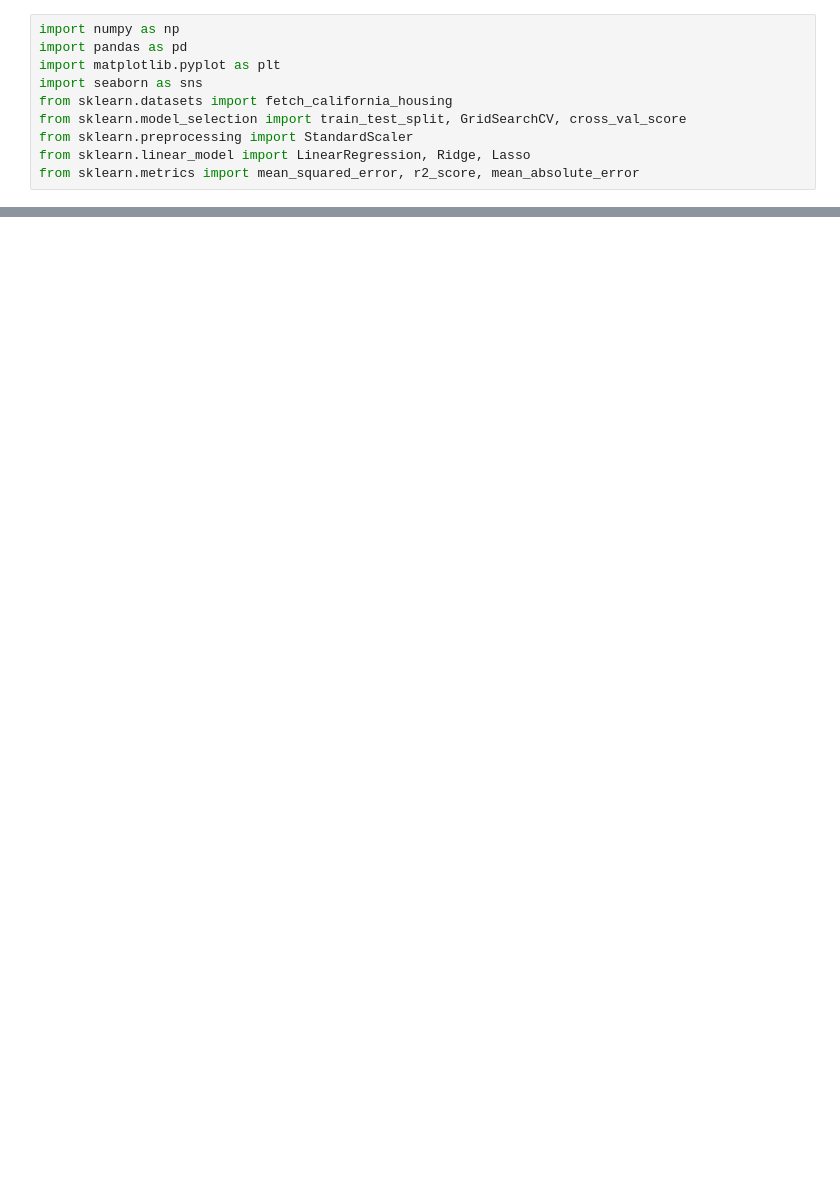
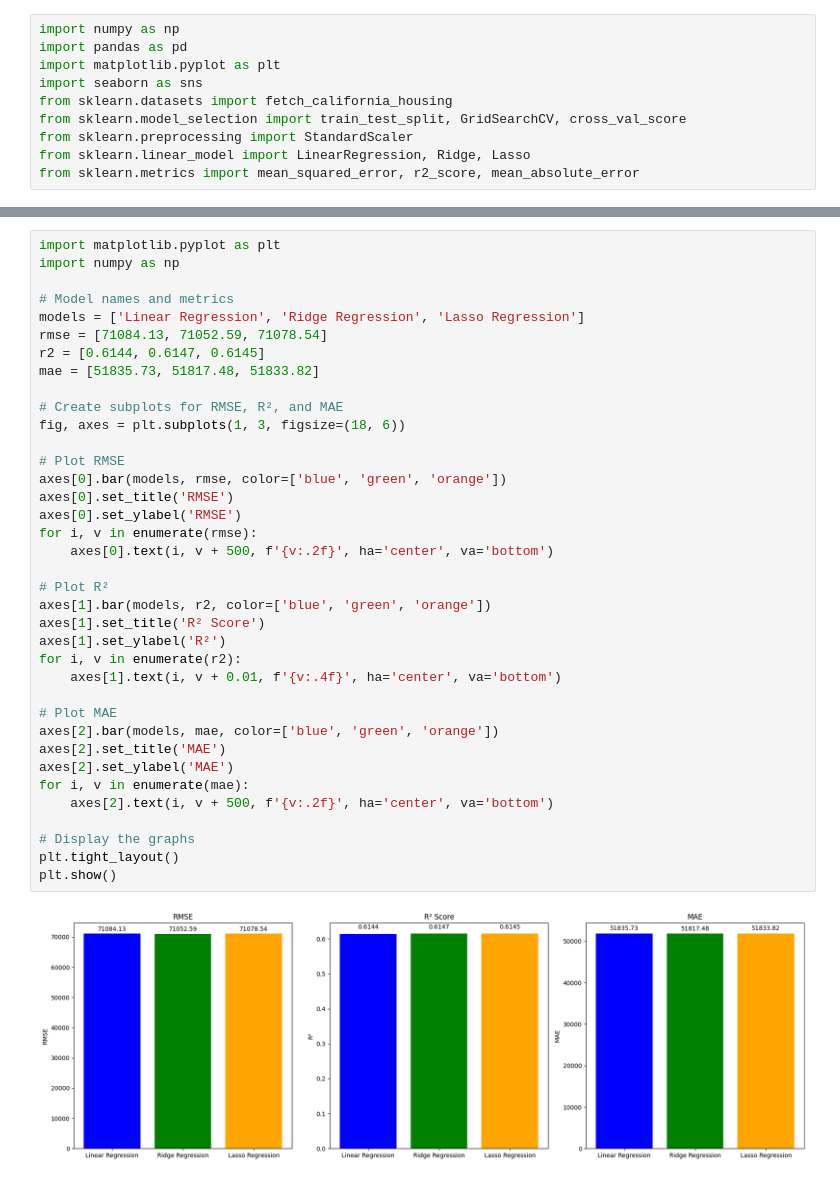
Before and after one commit to Aleena24/Predictive_Analysis, a Jupyter notebook: house_pricing_regression.ipynb, the cells around one changed output, grey strips where cells are left out. Saved outputs shown, nothing was run; the diff lists cells and outputs as text; blank space fills up the shorter version.

```diff
--- a/house_pricing_regression.ipynb
+++ b/house_pricing_regression.ipynb
@@ -17,0 +230,39 @@ data['MedHouseVal'] = california.target  # Target variable
+# %%
+import matplotlib.pyplot as plt
+import numpy as np
+
+# Model names and metrics
+models = ['Linear Regression', 'Ridge Regression', 'Lasso Regression']
+rmse = [71084.13, 71052.59, 71078.54]
+r2 = [0.6144, 0.6147, 0.6145]
+mae = [51835.73, 51817.48, 51833.82]
+
+# Create subplots for RMSE, R², and MAE
+fig, axes = plt.subplots(1, 3, figsize=(18, 6))
+
+# Plot RMSE
+axes[0].bar(models, rmse, color=['blue', 'green', 'orange'])
+axes[0].set_title('RMSE')
+axes[0].set_ylabel('RMSE')
+for i, v in enumerate(rmse):
+    axes[0].text(i, v + 500, f'{v:.2f}', ha='center', va='bottom')
+
+# Plot R²
+axes[1].bar(models, r2, color=['blue', 'green', 'orange'])
+axes[1].set_title('R² Score')
+axes[1].set_ylabel('R²')
+for i, v in enumerate(r2):
+    axes[1].text(i, v + 0.01, f'{v:.4f}', ha='center', va='bottom')
+
+# Plot MAE
+axes[2].bar(models, mae, color=['blue', 'green', 'orange'])
+axes[2].set_title('MAE')
+axes[2].set_ylabel('MAE')
+for i, v in enumerate(mae):
+    axes[2].text(i, v + 500, f'{v:.2f}', ha='center', va='bottom')
+
+# Display the graphs
+plt.tight_layout()
+plt.show()
+# %% [output]
+[figure, added]
```
Also changed, not shown: parts of 20 cells of this notebook.
